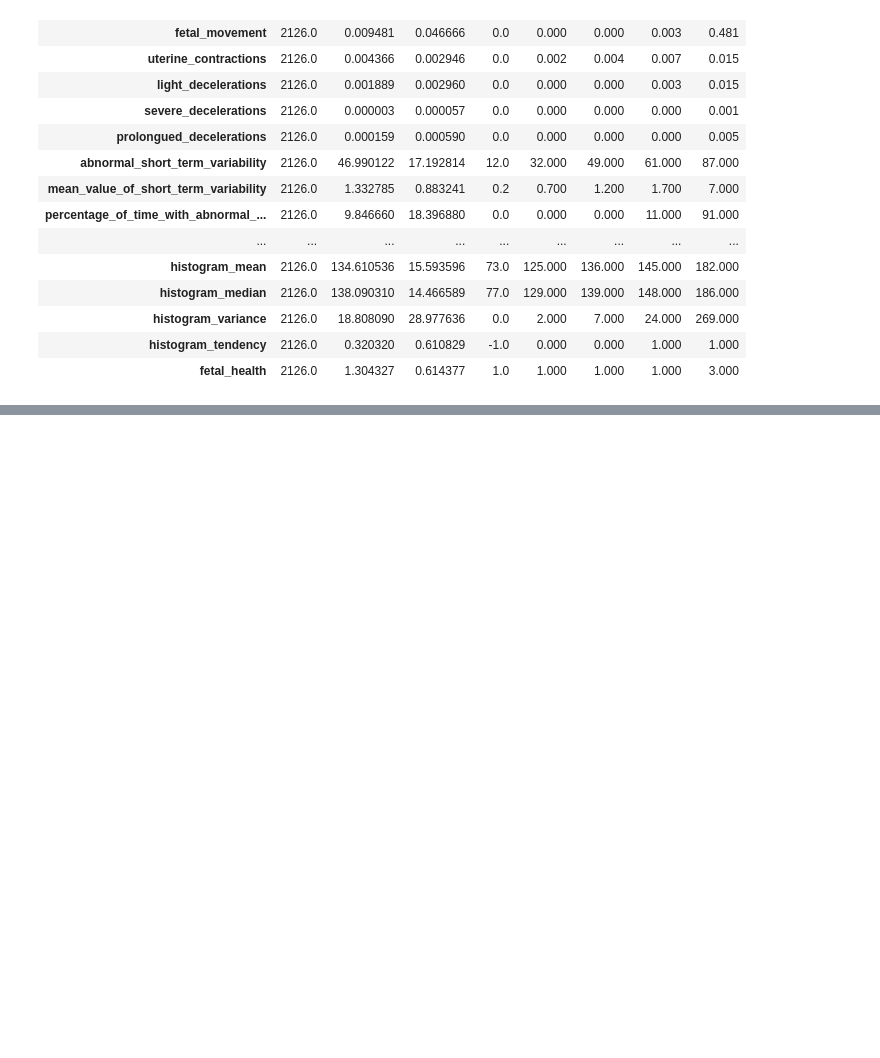
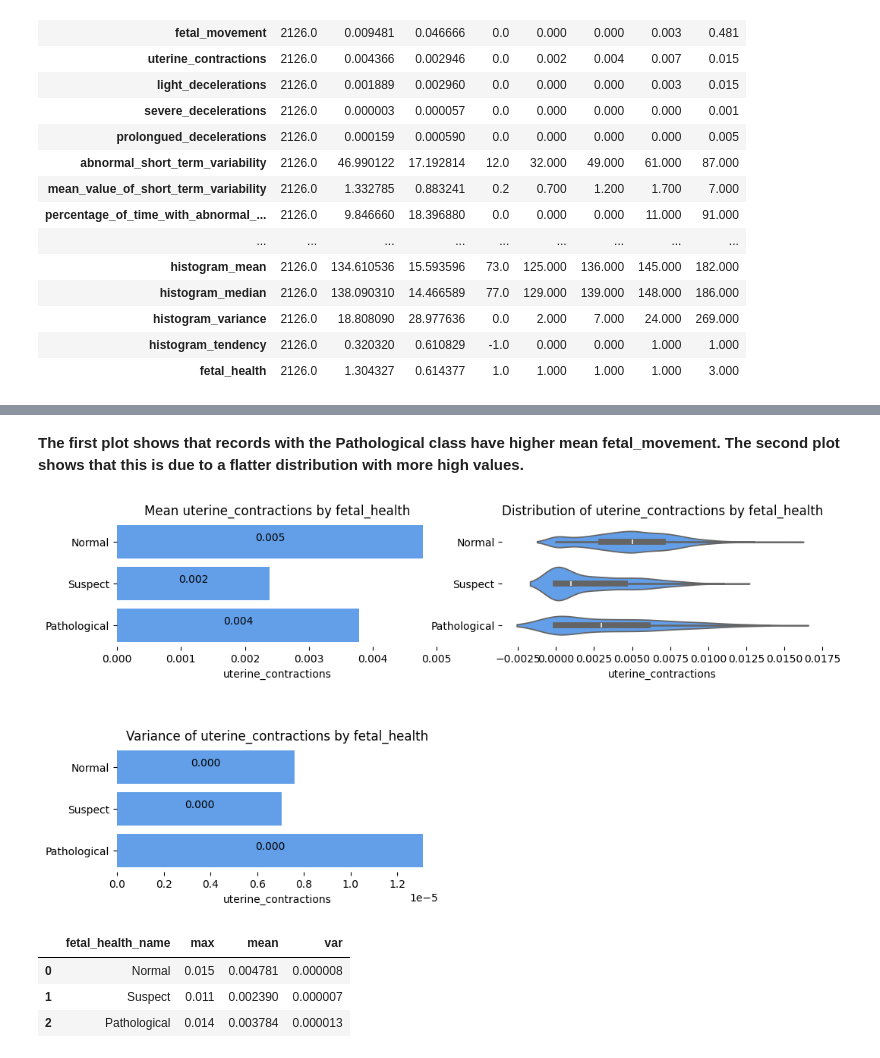
Before and after one commit to yuki172/fetal-health-classification, a Jupyter notebook: main.ipynb, the cells around one changed output, grey strips where cells are left out. Cells and saved outputs as stored; diff of their text form; code cells hidden in the pictures; blank space fills up the shorter version.

```diff
--- a/main.ipynb
+++ b/main.ipynb
@@ -108,0 +197,13 @@ sns.countplot(data= health_data, x="fetal_health", alpha=0.5, color='#05b0a3')
+# %% [markdown]
+<b>The first plot shows that records with the Pathological class have higher mean fetal_movement. The second plot shows that this is due to a flatter distribution with more high values.</b>
+# %%
+get_column_dist_by_fetal_health('uterine_contractions', health_data)
+# %% [output]
+[figure, added]
+# %%
+get_column_description_by_fetal_health('uterine_contractions', health_data)
+# %% [output]
+|  | fetal_health_name | max | mean | var |
+| 0 | Normal | 0.015 | 0.004781 | 0.000008 |
+| 1 | Suspect | 0.011 | 0.002390 | 0.000007 |
+| 2 | Pathological | 0.014 | 0.003784 | 0.000013 |
```
Also changed, not shown: parts of 25 cells of this notebook.
